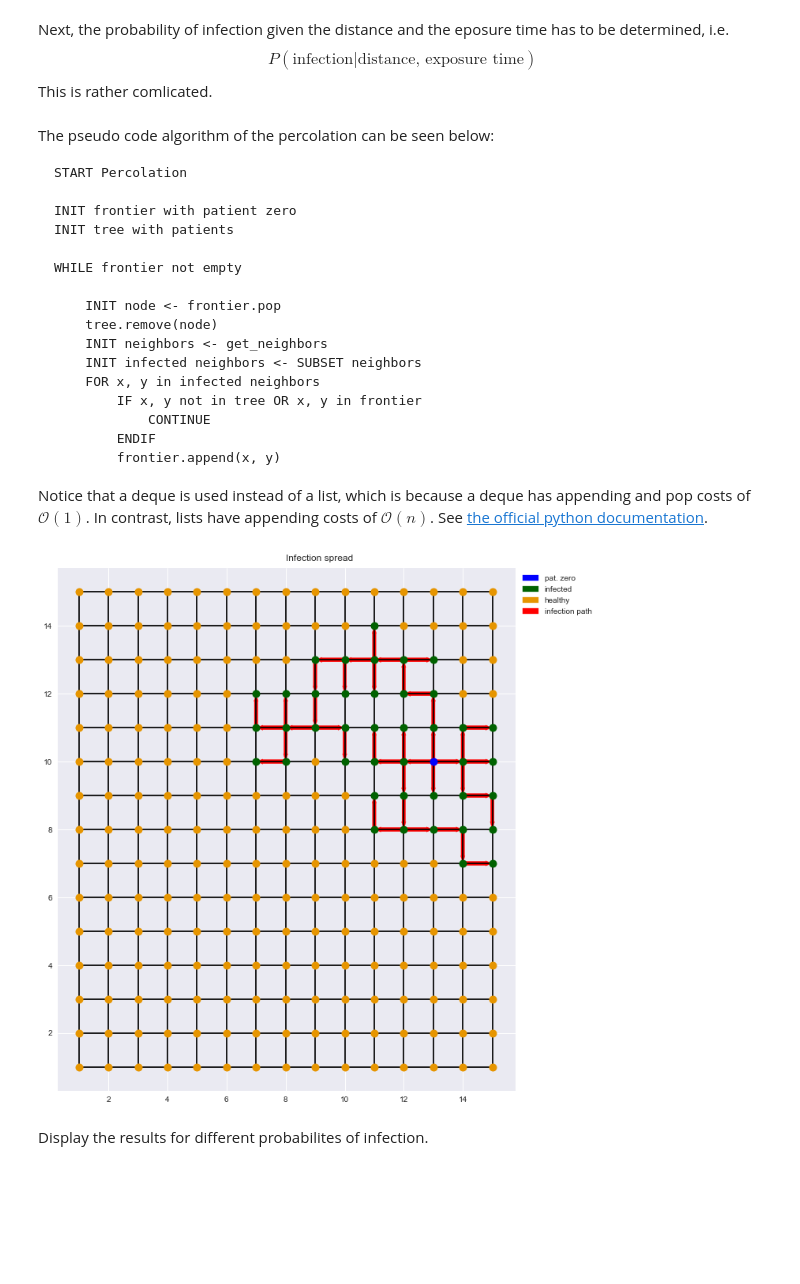
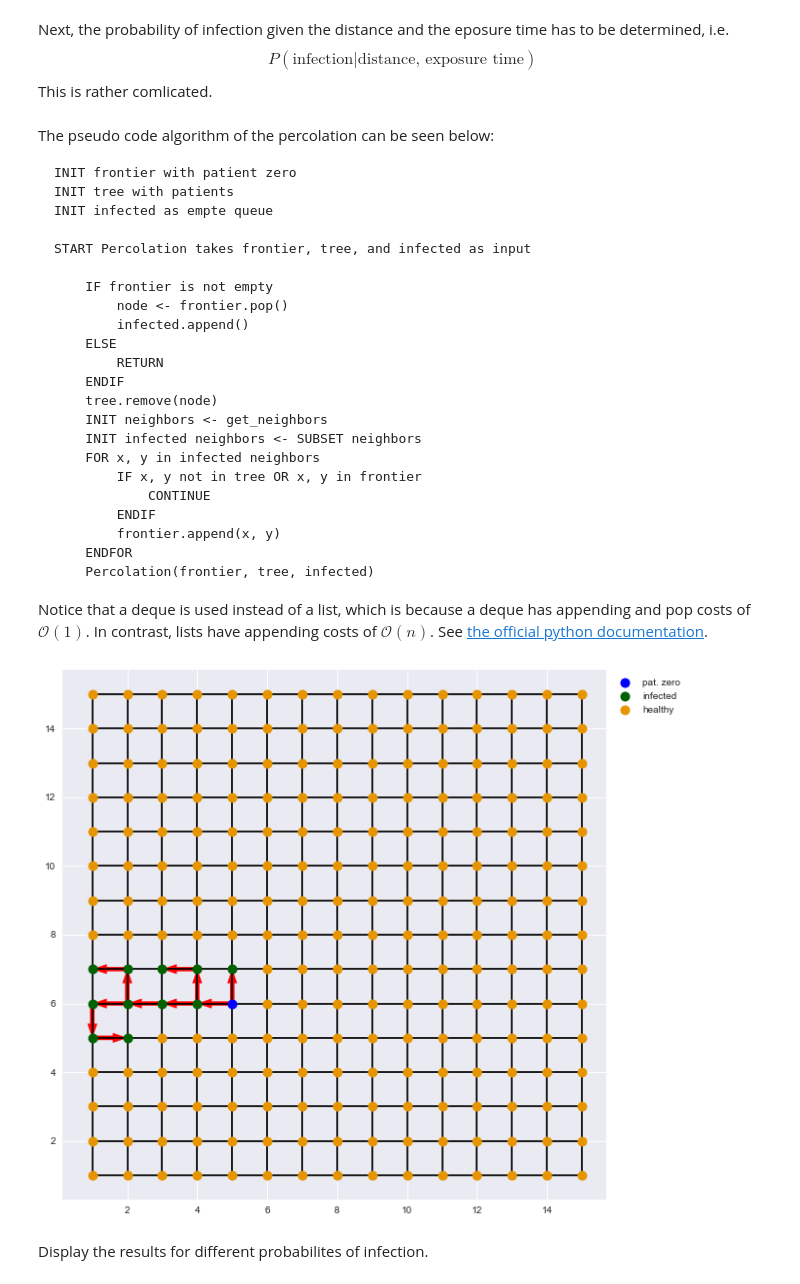
Before and after one commit to juliandwain/agora, a Jupyter notebook: stats/percolation.ipynb, the cells around one changed output. Cells and saved outputs as stored; diff of their text form; code cells hidden in the pictures; blank space fills up the shorter version.

```diff
--- a/stats/percolation.ipynb
+++ b/stats/percolation.ipynb
@@ -93,14 +87,18 @@ plt.close()
 # %% [markdown]
 The pseudo code algorithm of the percolation can be seen below:
 
-    START Percolation
-
     INIT frontier with patient zero
     INIT tree with patients
+    INIT infected as empte queue
 
-    WHILE frontier not empty
+    START Percolation takes frontier, tree, and infected as input
 
-        INIT node <- frontier.pop
+        IF frontier is not empty
+            node <- frontier.pop()
+            infected.append()
+        ELSE
+            RETURN
+        ENDIF
         tree.remove(node)
         INIT neighbors <- get_neighbors
         INIT infected neighbors <- SUBSET neighbors
@@ -109,6 +107,8 @@ The pseudo code algorithm of the percolation can be seen below:
                 CONTINUE
             ENDIF
             frontier.append(x, y)
+        ENDFOR
+        Percolation(frontier, tree, infected)
 
 Notice that a deque is used instead of a list, which is because a deque has appending and pop costs of $\mathcal{O}(1)$.
 In contrast, lists have appending costs of $\mathcal{O}(n)$.
@@ -133,33 +134,0 @@ def percolation(frontier):
-# %%
-# save the states in a dictionary
-tree_struct = {}
-# define the frontier as queue
-frontier = collections.deque([pat_zero])
-while frontier:
-    infected = []
-    node = frontier.pop()
-    tree.remove(node)
-    neighbors = get_neighbors(node, distance, x_limit=xlim, y_limit=ylim)
-    mask = rng.random(size=neighbors.shape[0]) < p_infect
-    for x, y in neighbors[mask]:
-        if (x, y) not in tree or (x, y) in frontier:
-            continue
-        frontier.append((x, y))
-        infected.append((x, y))
-        # modify the plot
-        ax1.arrow(node[0], node[1], x - node[0], y - node[1], width=1 / 125 * min(nx, ny), length_includes_head=True, head_width=1 / 100 * min(nx, ny), color=red)
-        ax1.plot(x, y, marker="o", ms=10, color=green)
-    tree_struct[f"Node: {node}"] = infected
-
-# modify the plot
-for x, y in tree:
-    ax1.plot(x, y, marker="o", ms=10, color=orange)
-green_patch =  mpatches.Patch(color=green, label="infected")
-red_patch =  mpatches.Patch(color=red, label="infection path")
-orange_patch = mpatches.Patch(color=orange, label="healthy")
-ax1.legend(handles=[blue_patch, green_patch, orange_patch, red_patch], bbox_to_anchor=(1, 1), loc="upper left")
-fig1.suptitle(f"Infection spread")
-fig1.tight_layout()
-fig1
-# %% [output]
-[figure, removed]
@@ -166,3 +151,7 @@ fig1
+# %%
+plot_percolation(fig1, ax1, infected, tree, route)
+# %% [output]
+[figure, added]
 # %% [markdown]
 Display the results for different probabilites of infection.
 # %%
```
Also changed, not shown: parts of 8 cells of this notebook.
